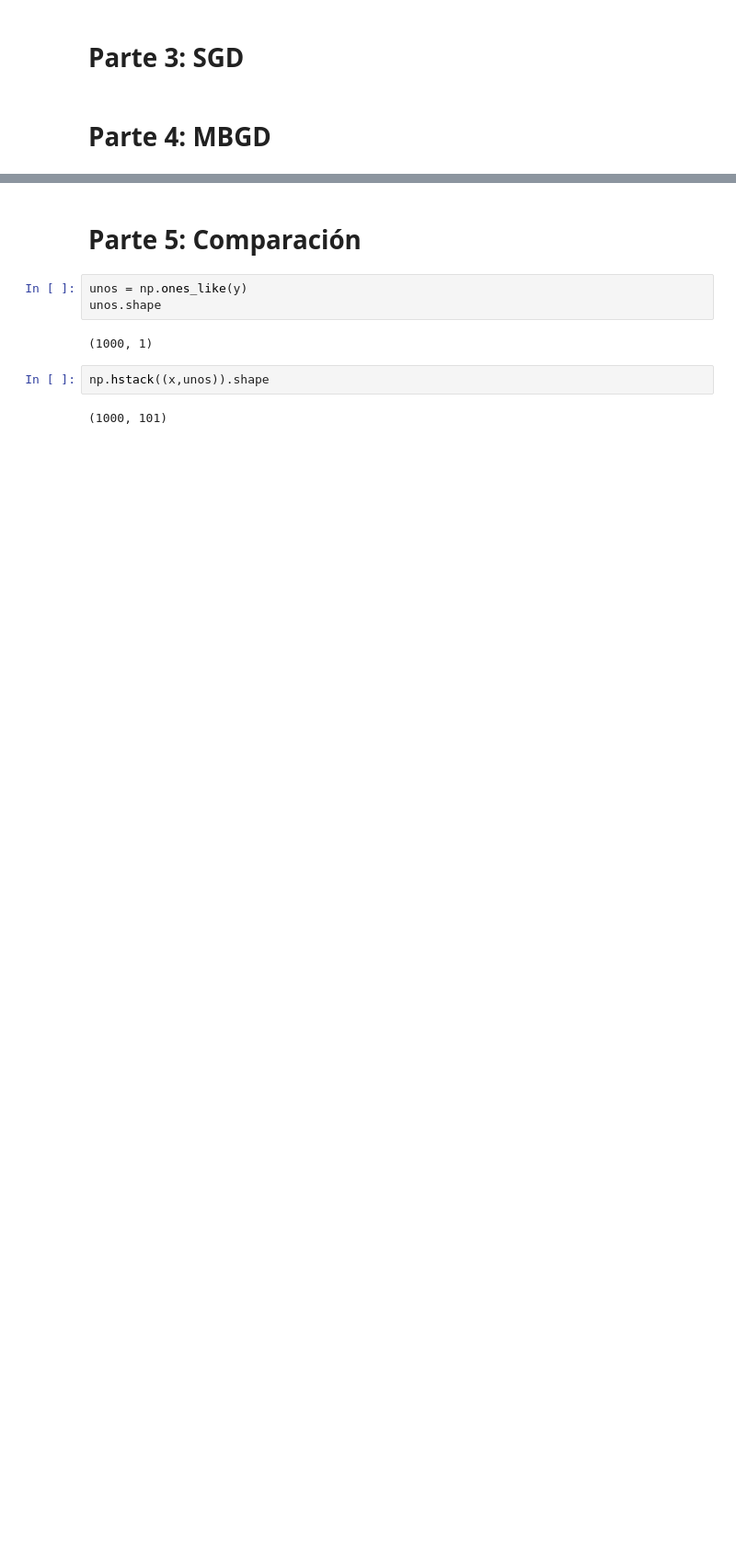
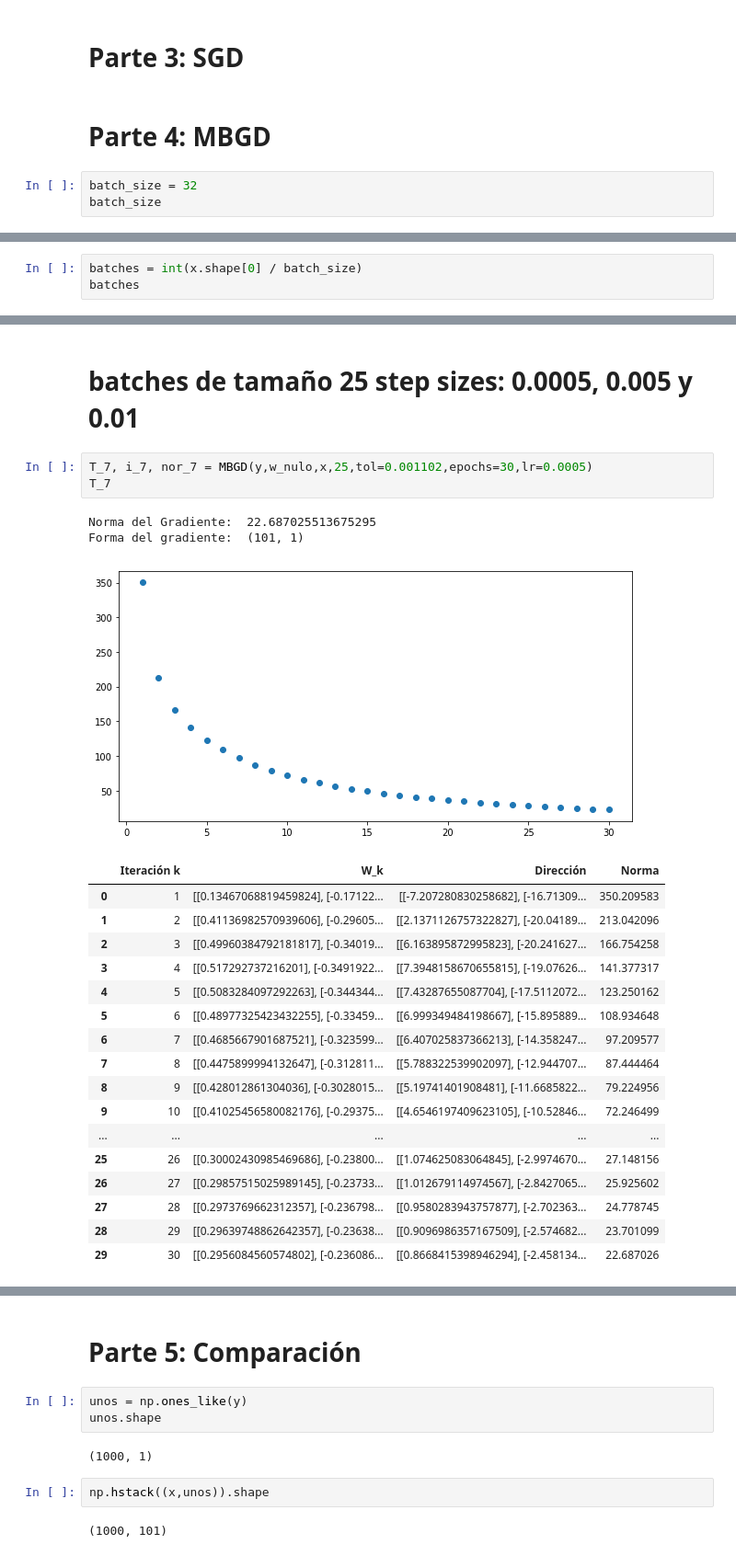
Before and after one commit to jmeonov201/Algoritmos-en-la-Ciencia-de-Datos, a Jupyter notebook: Laboratorio 3/Untitled.ipynb, the cells around one changed output, grey strips where cells are left out. Shown at 92% size. Drawn from its saved outputs; the diff is of its cells as text; blank space fills up the shorter version.

```diff
--- a/Laboratorio 3/Untitled.ipynb
+++ b/Laboratorio 3/Untitled.ipynb
@@ -224,3 +224,6 @@ plt.show()
 # Parte 3: SGD
 # %% [markdown]
 # Parte 4: MBGD
+# %%
+batch_size = 32
+batch_size
@@ -226,0 +232,3 @@ plt.show()
+# %%
+batches = int(x.shape[0] / batch_size)
+batches
@@ -226,0 +299,26 @@ plt.show()
+# %% [markdown]
+# batches de tamaño 25 step sizes: 0.0005, 0.005 y 0.01
+# %%
+T_7, i_7, nor_7 = MBGD(y,w_nulo,x,25,tol=0.001102,epochs=30,lr=0.0005)
+T_7
+# %% [output]
+Norma del Gradiente:  22.687025513675295
+Forma del gradiente:  (101, 1)
+[figure, added]
+|  | Iteración k | W_k | Dirección | Norma |
+| 0 | 1 | [[0.13467068819459824], [-0.17122... | [[-7.207280830258682], [-16.71309... | 350.209583 |
+| 1 | 2 | [[0.41136982570939606], [-0.29605... | [[2.1371126757322827], [-20.04189... | 213.042096 |
+| 2 | 3 | [[0.49960384792181817], [-0.34019... | [[6.163895872995823], [-20.241627... | 166.754258 |
+| 3 | 4 | [[0.517292737216201], [-0.3491922... | [[7.3948158670655815], [-19.07626... | 141.377317 |
+| 4 | 5 | [[0.5083284097292263], [-0.344344... | [[7.43287655087704], [-17.5112072... | 123.250162 |
+| 5 | 6 | [[0.48977325423432255], [-0.33459... | [[6.999349484198667], [-15.895889... | 108.934648 |
+| 6 | 7 | [[0.4685667901687521], [-0.323599... | [[6.407025837366213], [-14.358247... | 97.209577 |
+| 7 | 8 | [[0.4475899994132647], [-0.312811... | [[5.788322539902097], [-12.944707... | 87.444464 |
+| 8 | 9 | [[0.428012861304036], [-0.3028015... | [[5.19741401908481], [-11.6685822... | 79.224956 |
+| 9 | 10 | [[0.41025456580082176], [-0.29375... | [[4.6546197409623105], [-10.52846... | 72.246499 |
+| ... | ... | ... | ... | ... |
+| 25 | 26 | [[0.30002430985469686], [-0.23800... | [[1.074625083064845], [-2.9974670... | 27.148156 |
+| 26 | 27 | [[0.29857515025989145], [-0.23733... | [[1.012679114974567], [-2.8427065... | 25.925602 |
+| 27 | 28 | [[0.2973769662312357], [-0.236798... | [[0.9580283943757877], [-2.702363... | 24.778745 |
+| 28 | 29 | [[0.29639748862642357], [-0.23638... | [[0.9096986357167509], [-2.574682... | 23.701099 |
+| 29 | 30 | [[0.2956084560574802], [-0.236086... | [[0.8668415398946294], [-2.458134... | 22.687026 |
```
Also changed, not shown: parts of 21 cells of this notebook.
